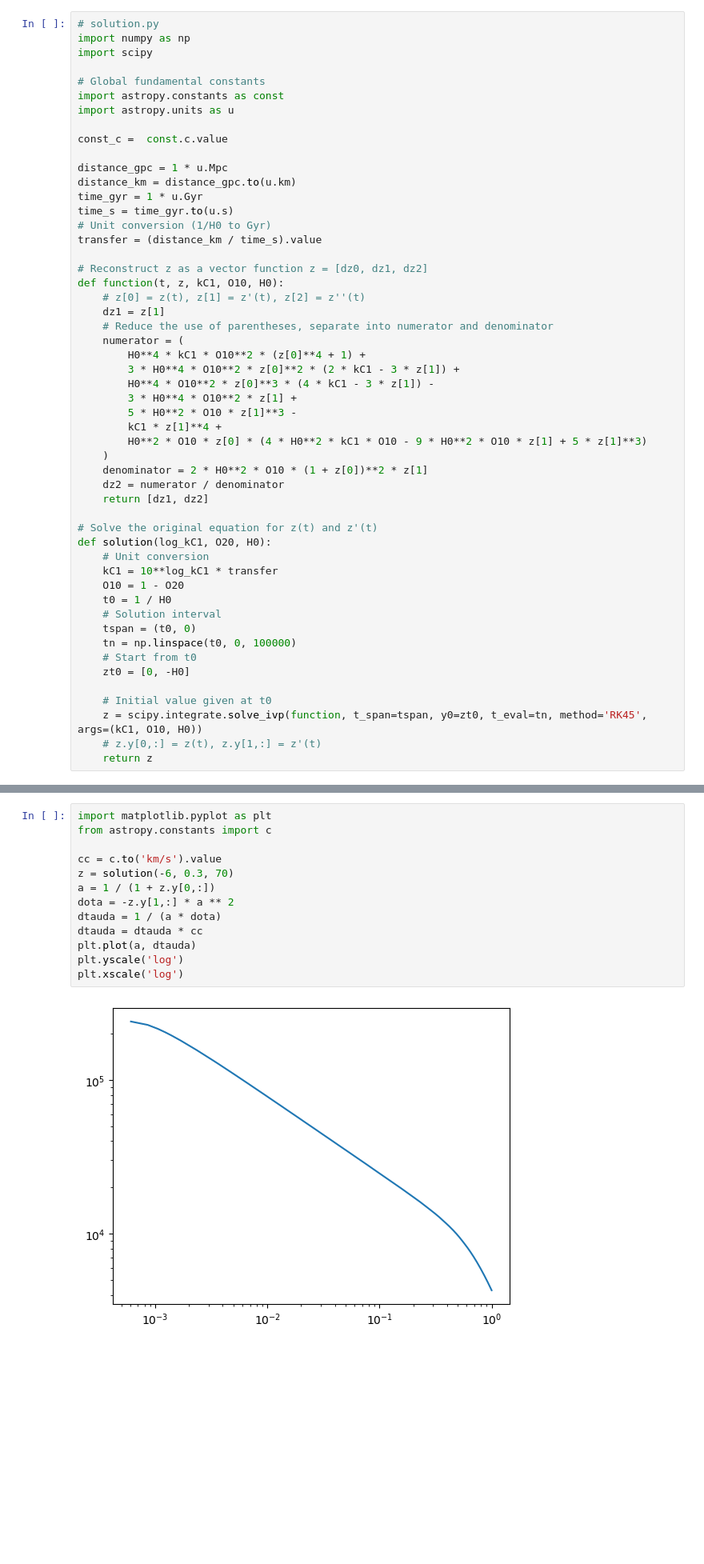
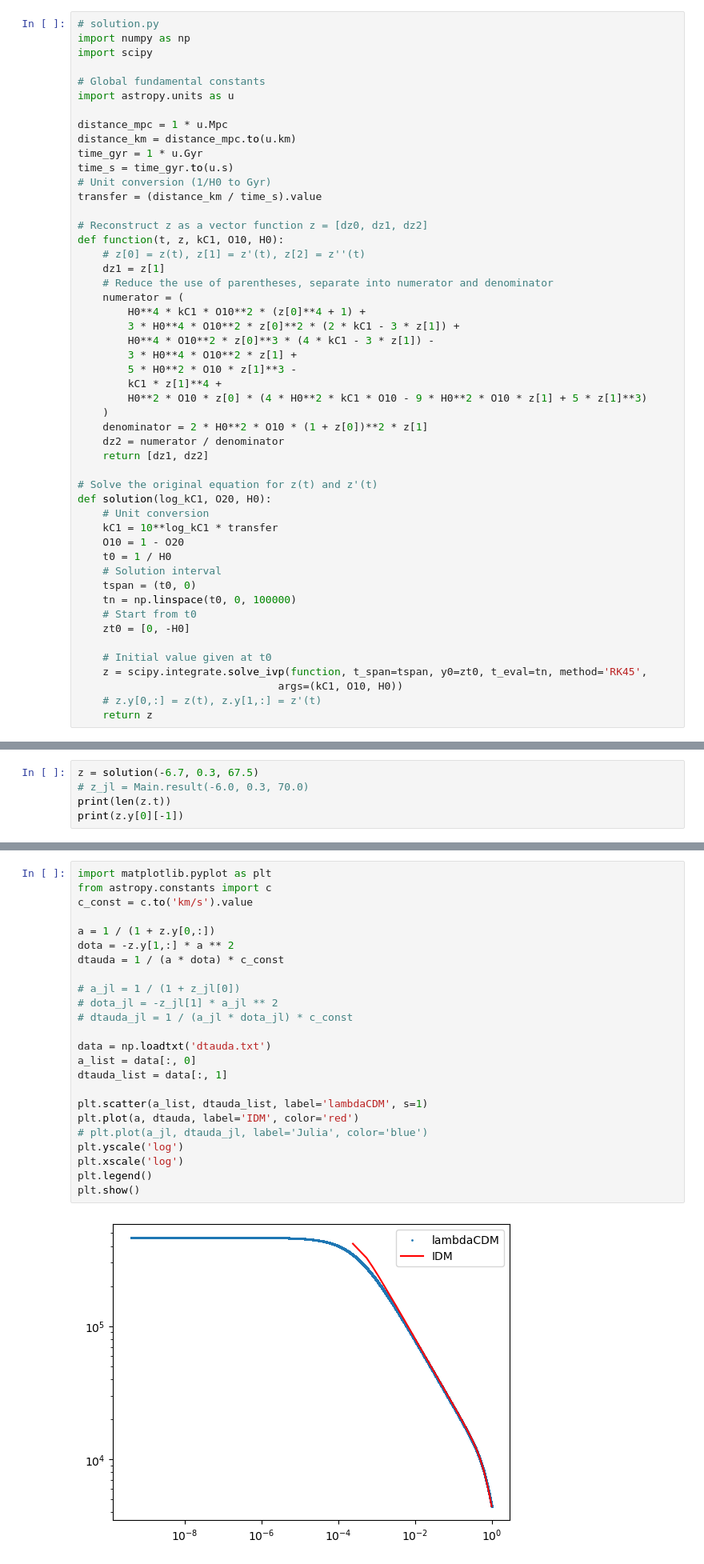
Before and after one commit to kaltsit33/IDM, a Jupyter notebook: CMB/dtauda.ipynb, the cells around one changed output, grey strips where cells are left out. Shown at 80% size. Drawn from its saved outputs; the diff is of its cells as text; blank space fills up the shorter version.

```diff
--- a/CMB/dtauda.ipynb
+++ b/CMB/dtauda.ipynb
@@ -6,13 +8,10 @@ import numpy as np
 import scipy
 
 # Global fundamental constants
-import astropy.constants as const
 import astropy.units as u
 
-const_c =  const.c.value
-
-distance_gpc = 1 * u.Mpc
-distance_km = distance_gpc.to(u.km)
+distance_mpc = 1 * u.Mpc
+distance_km = distance_mpc.to(u.km)
 time_gyr = 1 * u.Gyr
 time_s = time_gyr.to(u.s)
 # Unit conversion (1/H0 to Gyr)
@@ -49,6 +48,7 @@ def solution(log_kC1, O20, H0):
     zt0 = [0, -H0]
 
     # Initial value given at t0
-    z = scipy.integrate.solve_ivp(function, t_span=tspan, y0=zt0, t_eval=tn, method='RK45', args=(kC1, O10, H0))
+    z = scipy.integrate.solve_ivp(function, t_span=tspan, y0=zt0, t_eval=tn, method='RK45',
+                                args=(kC1, O10, H0))
     # z.y[0,:] = z(t), z.y[1,:] = z'(t)
     return z
@@ -54,0 +58,5 @@ def solution(log_kC1, O20, H0):
+# %%
+z = solution(-6.7, 0.3, 67.5)
+# z_jl = Main.result(-6.0, 0.3, 70.0)
+print(len(z.t))
+print(z.y[0][-1])
@@ -55,18 +66,29 @@ def solution(log_kC1, O20, H0):
 # %%
 import matplotlib.pyplot as plt
 from astropy.constants import c
+c_const = c.to('km/s').value
 
-cc = c.to('km/s').value
-z = solution(-6, 0.3, 70)
 a = 1 / (1 + z.y[0,:])
 dota = -z.y[1,:] * a ** 2
-dtauda = 1 / (a * dota)
-dtauda = dtauda * cc
-plt.plot(a, dtauda)
+dtauda = 1 / (a * dota) * c_const
+
+# a_jl = 1 / (1 + z_jl[0])
+# dota_jl = -z_jl[1] * a_jl ** 2
+# dtauda_jl = 1 / (a_jl * dota_jl) * c_const
+
+data = np.loadtxt('dtauda.txt')
+a_list = data[:, 0]
+dtauda_list = data[:, 1]
+
+plt.scatter(a_list, dtauda_list, label='lambdaCDM', s=1)
+plt.plot(a, dtauda, label='IDM', color='red')
+# plt.plot(a_jl, dtauda_jl, label='Julia', color='blue')
 plt.yscale('log')
 plt.xscale('log')
+plt.legend()
+plt.show()
 # %% [output]
-[figure, old version]
+[figure, new version]
 # %% [markdown]
 传参
 model.f90
```
Also changed, not shown: parts of 4 cells of this notebook, 19 other files.
